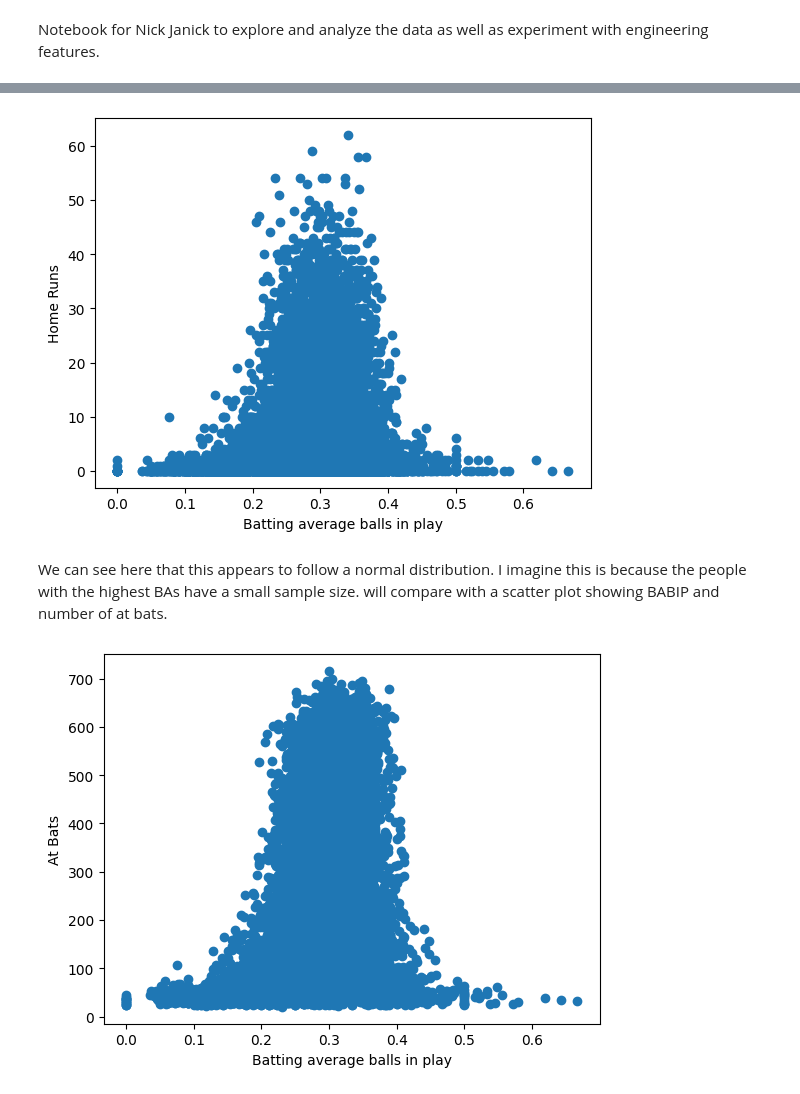
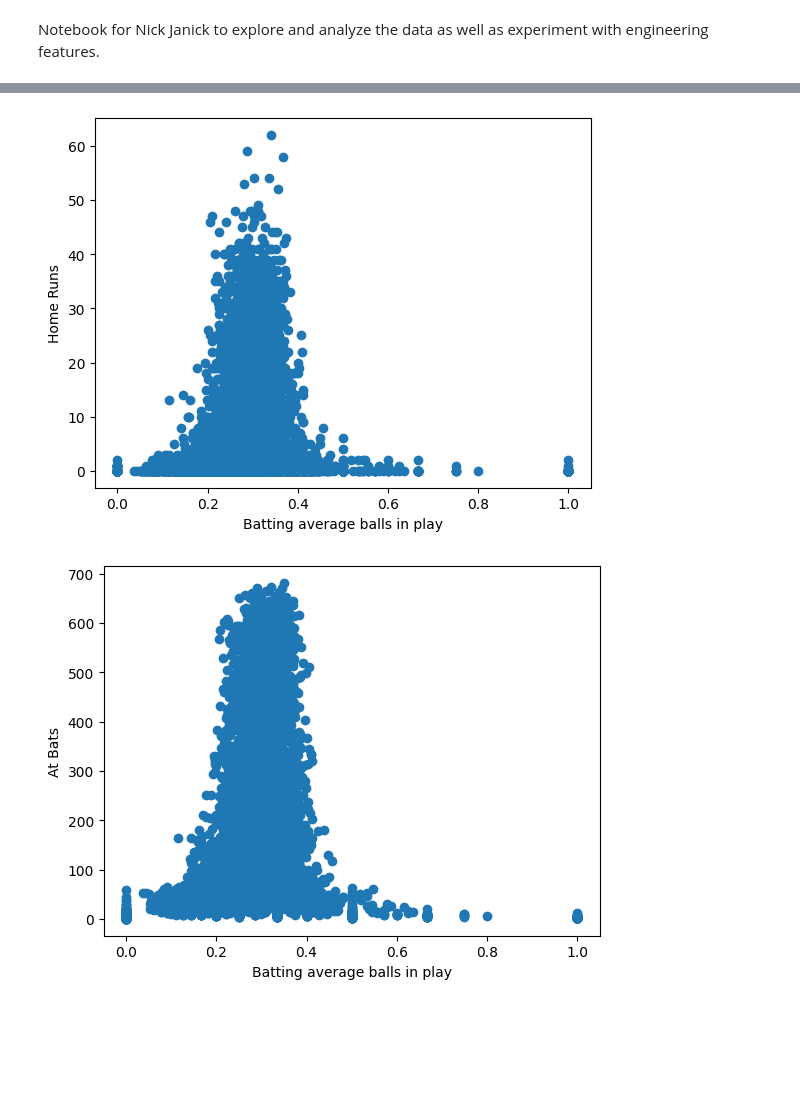
Before and after one commit to N-Janick/BE2100_HR_predictions_ML_project, a Jupyter notebook: notebooks/exploration/nick_j_notebook.ipynb, the cells around one changed output, grey strips where cells are left out. Drawn from its saved outputs; the diff is of its cells as text; code cells hidden in the pictures; blank space fills up the shorter version.

```diff
--- a/notebooks/exploration/nick_j_notebook.ipynb
+++ b/notebooks/exploration/nick_j_notebook.ipynb
@@ -6,20 +6,25 @@ Notebook for Nick Janick to explore and analyze the data as well as experiment w
 # this one, but I am still pretty new to working with notebooks so I could be wrong.
 import matplotlib.pyplot as plt
 import pandas as pd
+import numpy as np
+import seaborn as sb
 
+'''
+# this commented out block was used to split up data into seperate files for each season
+# pulled new data sets for players for each season, one with combined teams for players who played for multiple teams and one with splits per team.
 # using raw data as demonstration, once cleaned data file is ready comment next line out
-raw_data = '../../data/raw/fangraphs_2005-2024_batting_stats_raw.csv'
-data_source = raw_data
+player_data = '../../data/raw/raw_player_stats_2005-2025.csv'
+team_data = '../../data/raw/raw_team_stats_2005-2025.csv'
 
-# once cleaned data file is created uncomment line below and update file name
-# clean_data = '../../data/cleaned/<file name>.csv'
-# data_source = clean_data
+# filtering down some of the data for the player stats and then splitting it into 3 seperate files(2005-2014, 2015-2024 and 2005-2024)
+players =  pd.read_csv(player_data)
+players = players.query("PA > 0 and Season >= 2015")
+players.dtypes
+players.dropna
 
-# creates a dataframe from a dataset to work with the data
-df = pd.read_csv(data_source)
 
-# scatter plot to examine realtionship between number of at bats and homeruns hit
-plt.scatter(df["AB"], df["HR"])
-plt.xlabel("At Bats")
-plt.ylabel("Home Runs")
-plt.show()
+teams = pd.read_csv(team_data)
+# used this to split team stats into seperate files for each season
+for season, season_df in teams.groupby("Season"):
+    season_df.to_csv(f"../../data/raw/team_stats_{season}.csv", index=False)
+'''
@@ -28,16 +38,14 @@ plt.show()
 # %%
-plt.scatter(df["BABIP"], df["HR"])
+plt.scatter(players["BABIP"], players["HR"])
 plt.xlabel("Batting average balls in play")
 plt.ylabel("Home Runs")
 plt.show()
 # %% [output]
-[figure, old version]
+[figure, new version]
-# %% [markdown]
-We can see here that this appears to follow a normal distribution. I imagine this is because the people with the highest BAs have a small sample size. will compare with a scatter plot showing BABIP and number of at bats.
 # %%
-plt.scatter(df["BABIP"], df["AB"])
+plt.scatter(players["BABIP"], players["AB"])
 plt.xlabel("Batting average balls in play")
 plt.ylabel("At Bats")
 plt.show()
 # %% [output]
-[figure, old version]
+[figure, new version]
```
Also changed, not shown: parts of 5 cells of this notebook, 31 other files.
